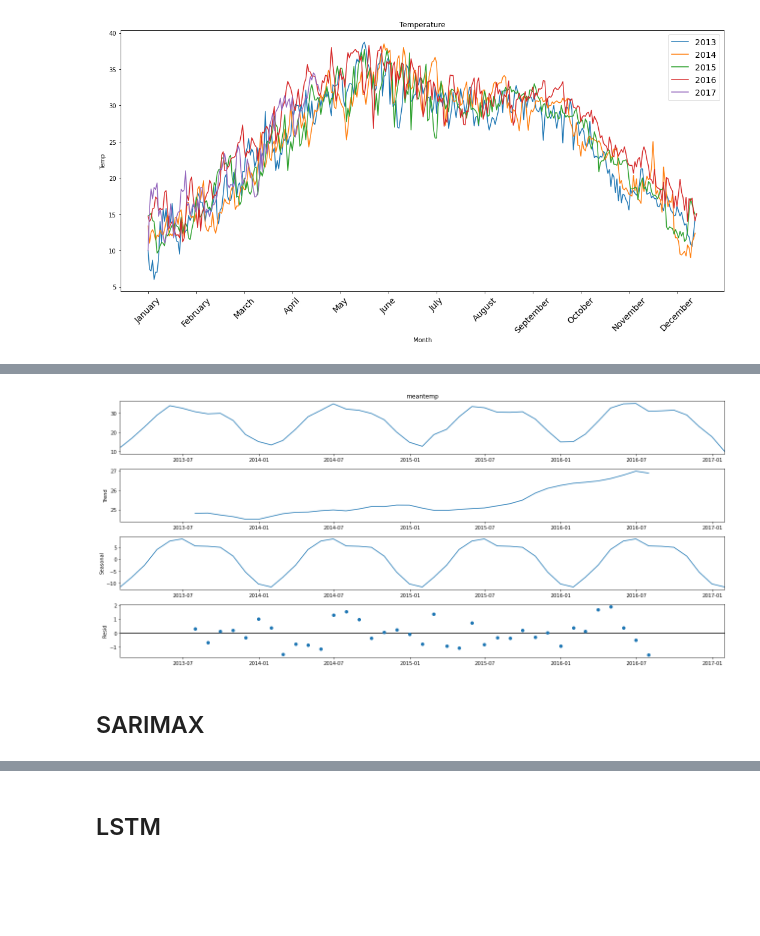
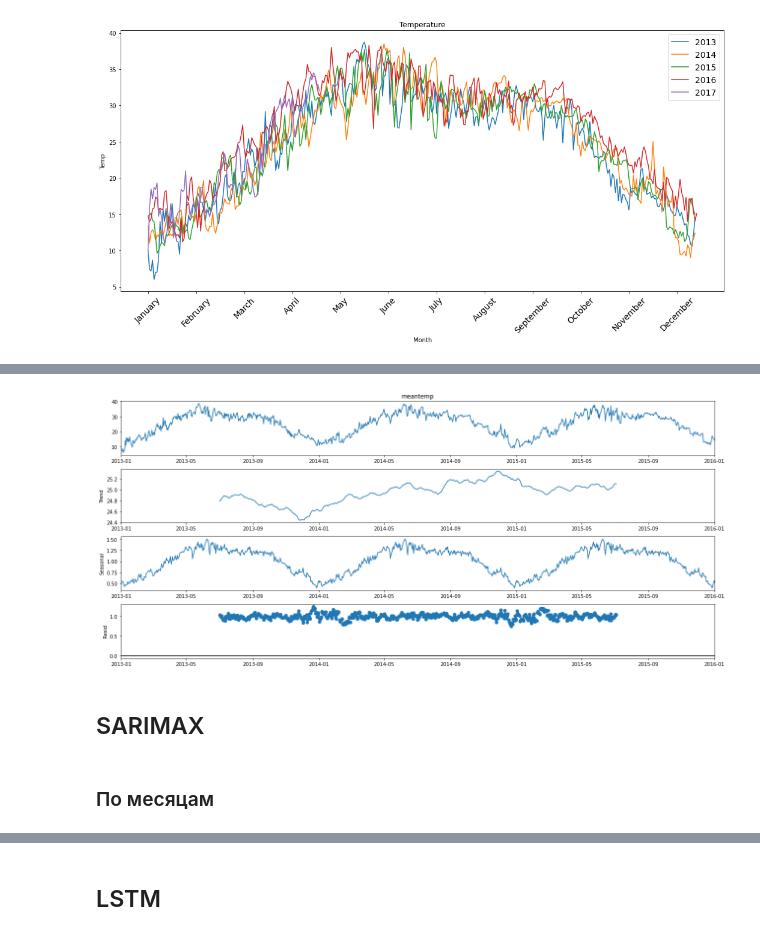
Before and after one commit to maxim8051/TimeSeriesItmoLab, a Jupyter notebook: TimeSeries.ipynb, the cells around one changed output, grey strips where cells are left out. Cells and saved outputs as stored; diff of their text form; code cells hidden in the pictures; blank space fills up the shorter version.

```diff
--- a/TimeSeries.ipynb
+++ b/TimeSeries.ipynb
@@ -25,6 +28,7 @@ plt.rcParams["figure.figsize"] = [18, 8]
 df_train = pd.read_csv('data/DailyDelhiClimateTrain.csv', index_col='date', parse_dates=True)
 df_test = pd.read_csv('data/DailyDelhiClimateTest.csv', index_col='date', parse_dates=True)
 df = pd.concat([df_train, df_test])
+df_train, df_test = df[:1097], df[1097:]
 # %% [markdown]
 Посмотрим данные:
 # %%
@@ -118,11 +115,20 @@ plt.show()
+# %%
+df_w = pd.DataFrame(df_train['meantemp'].resample('W').mean())
+df_m = pd.DataFrame(df_train['meantemp'].resample('M').mean())
+df_d = pd.DataFrame(df_train['meantemp'].resample('d').mean())
+df_test_w = pd.DataFrame(df_test['meantemp'].resample('W').mean())
+df_test_m = pd.DataFrame(df_test['meantemp'].resample('M').mean())
+df_test_d = pd.DataFrame(df_test['meantemp'].resample('d').mean())
 # %%
-decomp = seasonal_decompose(df_m['meantemp'])
+decomp = seasonal_decompose(df_d['meantemp'], model='multiplicative', period=365)
 decomp.plot()
 plt.show()
 # %% [output]
-[figure, old version]
+[figure, new version]
 # %% [markdown]
 ## SARIMAX
+# %% [markdown]
+### По месяцам
 # %%
 model = SARIMAX(df_m,
                   order=(2,0,2),
```
Also changed, not shown: parts of 54 cells of this notebook.
